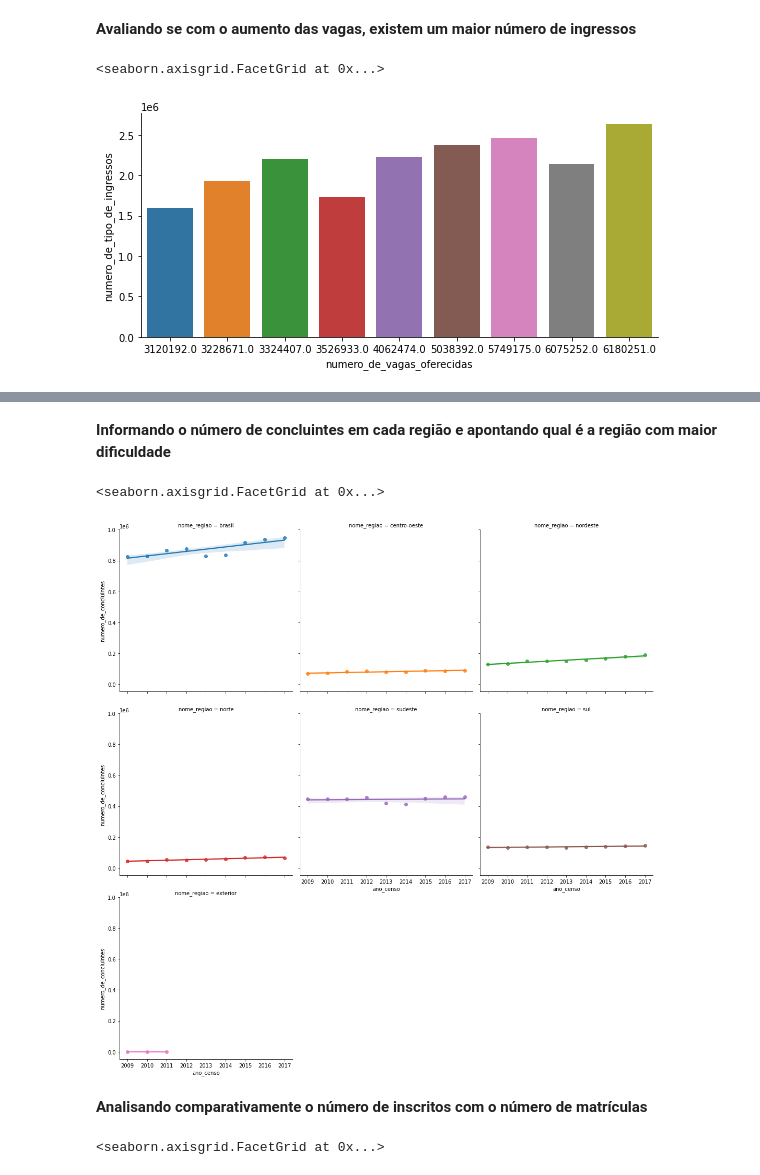
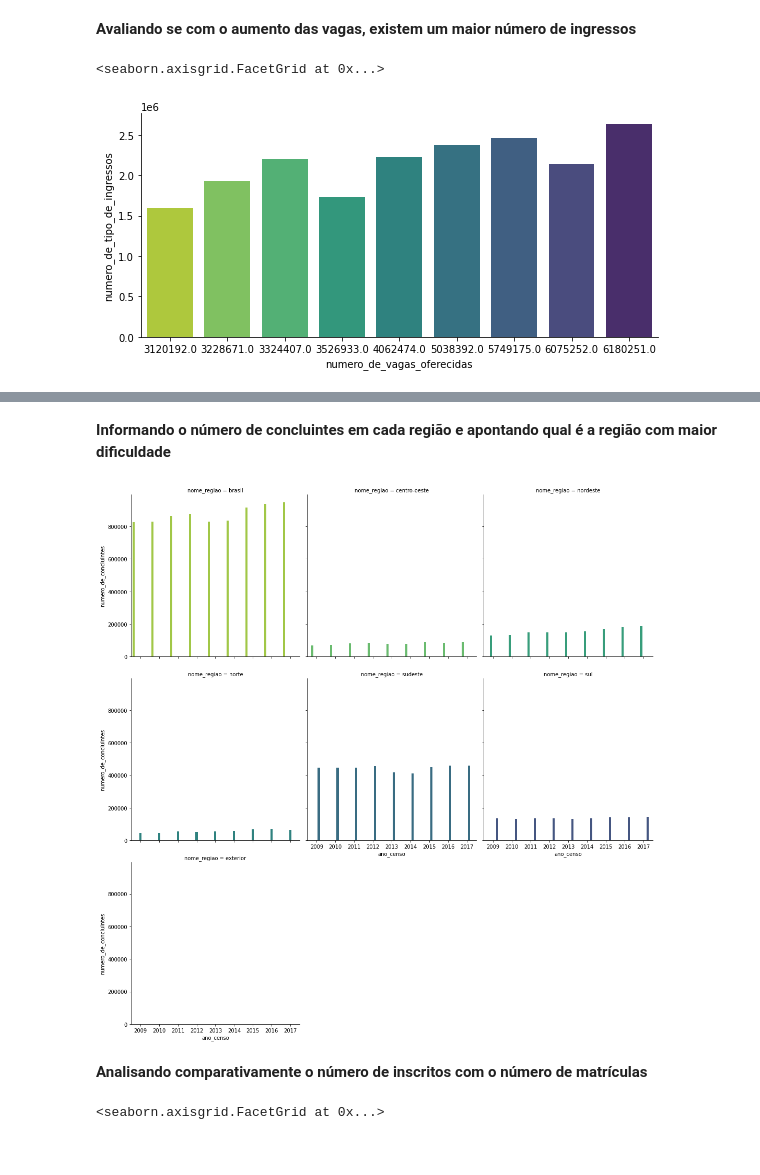
Before and after one commit to allefa/concurso-Ciencia-de-Dados, a Jupyter notebook: concurso_data_sciennce_t2.ipynb, the cells around one changed output, grey strips where cells are left out. Cells and saved outputs as stored; diff of their text form; code cells hidden in the pictures.

```diff
--- a/concurso_data_sciennce_t2.ipynb
+++ b/concurso_data_sciennce_t2.ipynb
@@ -84,11 +84,12 @@ df.sample(5)
 **Avaliando se com o aumento das vagas, existem um maior número de ingressos**
 # %%
 selecao = df.query("nome_regiao =='brasil'")
-sns.catplot(data=selecao,x="numero_de_vagas_oferecidas",y="numero_de_tipo_de_ingressos",kind="bar",aspect=2,height=4)
+sns.catplot(data=selecao,x="numero_de_vagas_oferecidas",y="numero_de_tipo_de_ingressos",
+            kind="bar",aspect=2,height=4,palette="viridis_r")
 #o gráfico a seguir nos mostra que, no geral, temos um aumento no tipo de ingresos quando as vagas aumentam
 # %% [output]
 <seaborn.axisgrid.FacetGrid at 0x...>
-[figure, old version]
+[figure, new version]
 # %%
 selecao.head(3)
 # %% [output]
@@ -99,14 +100,15 @@ selecao.head(3)
 # %% [markdown]
 **Informando o número de concluintes em cada região e apontando qual é a região com maior dificuldade**
 # %%
-sns.lmplot(data=df,x="ano_censo",y="numero_de_concluintes",hue="nome_regiao",aspect=1
-            ,col="nome_regiao",col_wrap=3)
-#sudeste é a região com maior dificuldade no quesito de concluintes
+g = sns.catplot(data=df,x="ano_censo",y="numero_de_concluintes",hue="nome_regiao",
+                aspect=1,col="nome_regiao",col_wrap=3,palette="viridis_r",kind="bar")
+
+#sudeste é a região com uma queda significativa de concluintes entre 2012 e 2015
+#as quedas coincidem com uma diminuição bem grande no número de concluintes no Brasil
 # %% [output]
-<seaborn.axisgrid.FacetGrid at 0x...>
-[figure, old version]
+[figure, new version]
 # %% [markdown]
-**Analisando comparativamente o número de inscritos com o número de matrículas**
+ **Analisando comparativamente o número de inscritos com o número de matrículas**
 # %%
 selecao = df.query("nome_regiao =='brasil'")
 sns.lmplot(data=selecao,x="numero_de_inscritos",y="numero_de_matriculas")
```
Also changed, not shown: parts of 4 cells of this notebook.
